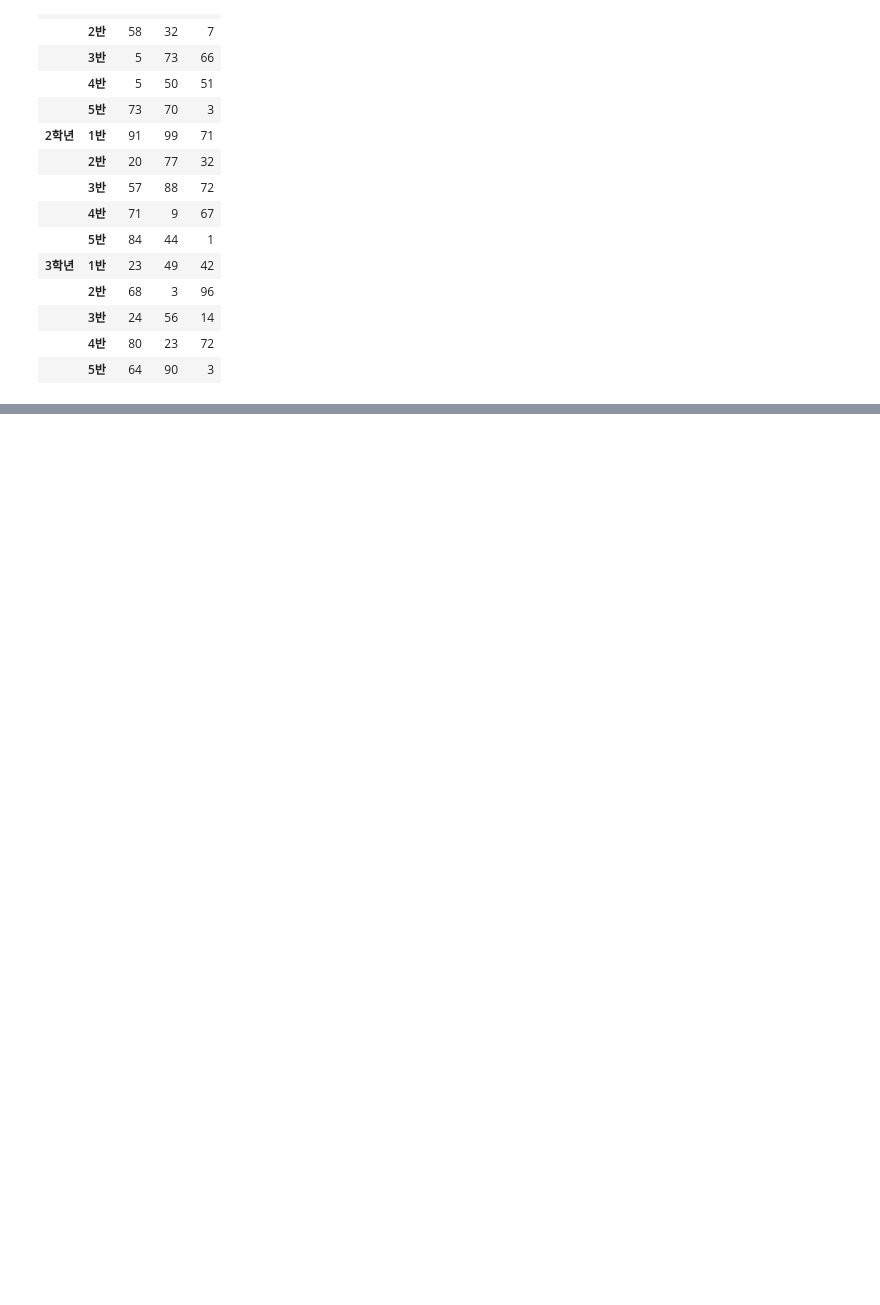
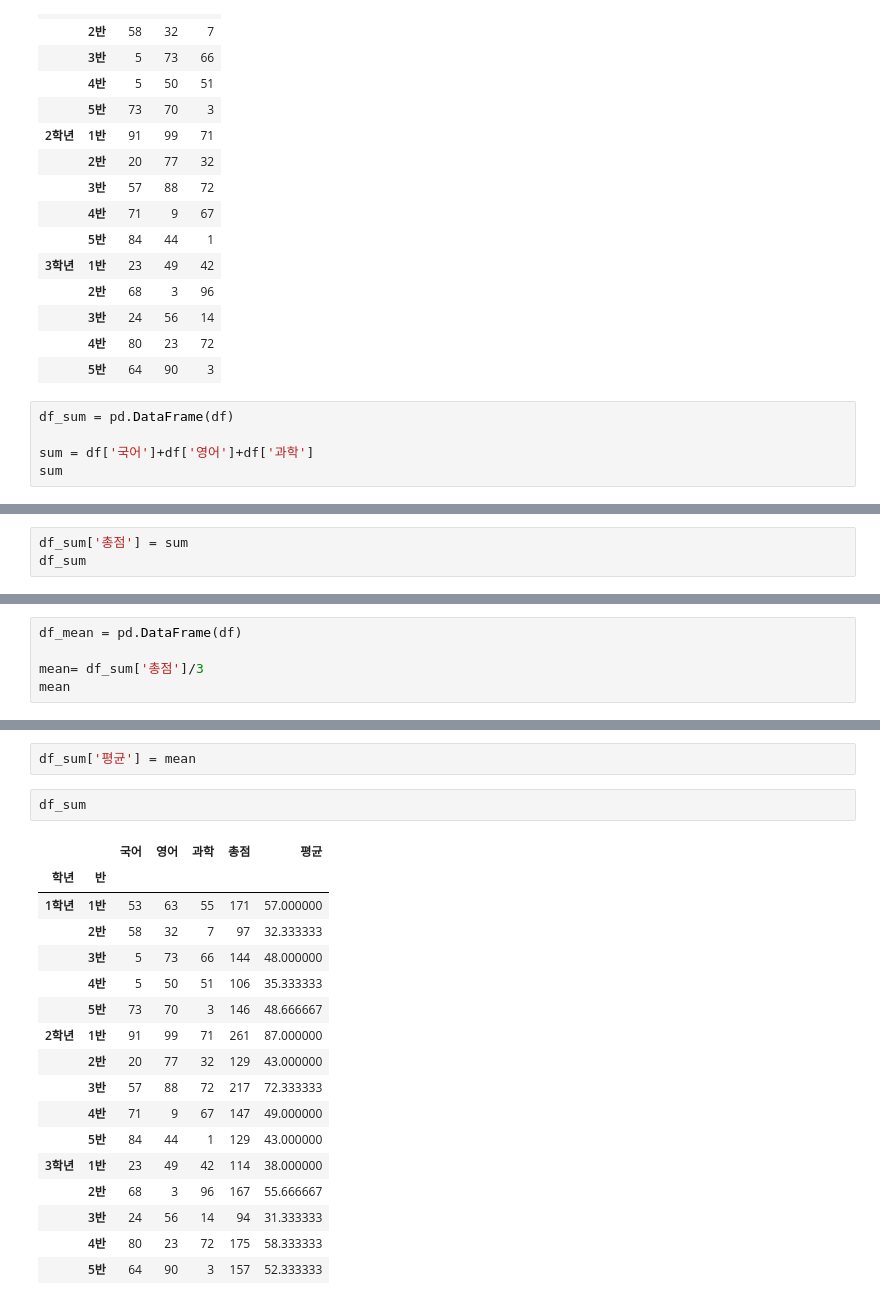
Before and after one commit to swhj4173/kdigital_lecture, a Jupyter notebook: lab_1217.ipynb, the cells around one changed output, grey strips where cells are left out. Saved outputs shown, nothing was run; the diff lists cells and outputs as text; blank space fills up the shorter version.

```diff
--- a/lab_1217.ipynb
+++ b/lab_1217.ipynb
@@ -620,3 +620,8 @@ df
 |  | 3반 | 24 | 56 | 14 |
 |  | 4반 | 80 | 23 | 72 |
 |  | 5반 | 64 | 90 | 3 |
+# %%
+df_sum = pd.DataFrame(df)
+
+sum = df['국어']+df['영어']+df['과학']
+sum
@@ -622,0 +645,3 @@ df
+# %%
+df_sum['총점'] = sum
+df_sum
@@ -622,0 +665,5 @@ df
+# %%
+df_mean = pd.DataFrame(df)
+
+mean= df_sum['총점']/3
+mean
@@ -622,0 +687,22 @@ df
+# %%
+df_sum['평균'] = mean
+# %%
+df_sum
+# %% [output]
+|  |  | 국어 | 영어 | 과학 | 총점 | 평균 |
+| 학년 | 반 |  |  |  |  |  |
+| 1학년 | 1반 | 53 | 63 | 55 | 171 | 57.000000 |
+|  | 2반 | 58 | 32 | 7 | 97 | 32.333333 |
+|  | 3반 | 5 | 73 | 66 | 144 | 48.000000 |
+|  | 4반 | 5 | 50 | 51 | 106 | 35.333333 |
+|  | 5반 | 73 | 70 | 3 | 146 | 48.666667 |
+| 2학년 | 1반 | 91 | 99 | 71 | 261 | 87.000000 |
+|  | 2반 | 20 | 77 | 32 | 129 | 43.000000 |
+|  | 3반 | 57 | 88 | 72 | 217 | 72.333333 |
+|  | 4반 | 71 | 9 | 67 | 147 | 49.000000 |
+|  | 5반 | 84 | 44 | 1 | 129 | 43.000000 |
+| 3학년 | 1반 | 23 | 49 | 42 | 114 | 38.000000 |
+|  | 2반 | 68 | 3 | 96 | 167 | 55.666667 |
+|  | 3반 | 24 | 56 | 14 | 94 | 31.333333 |
+|  | 4반 | 80 | 23 | 72 | 175 | 58.333333 |
+|  | 5반 | 64 | 90 | 3 | 157 | 52.333333 |
```
Also changed, not shown: parts of 23 cells of this notebook, 1 other file.
